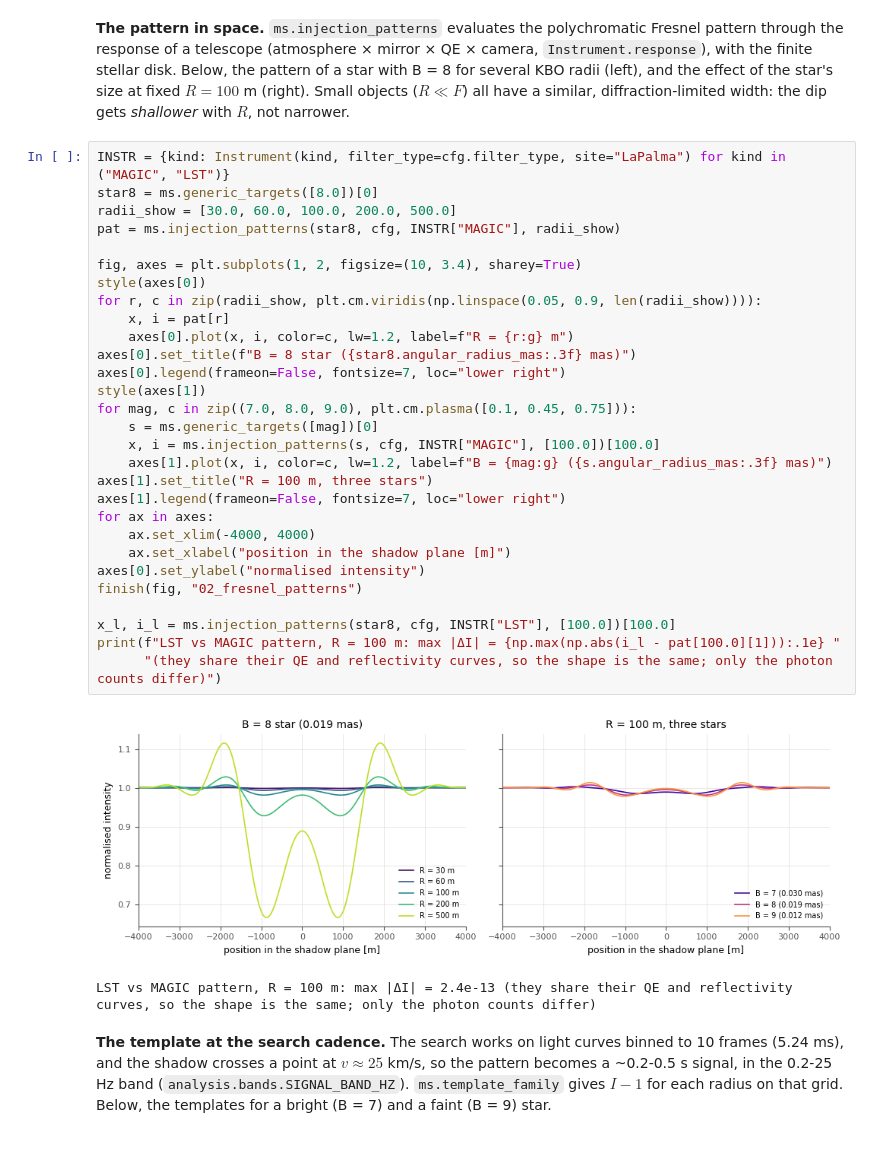
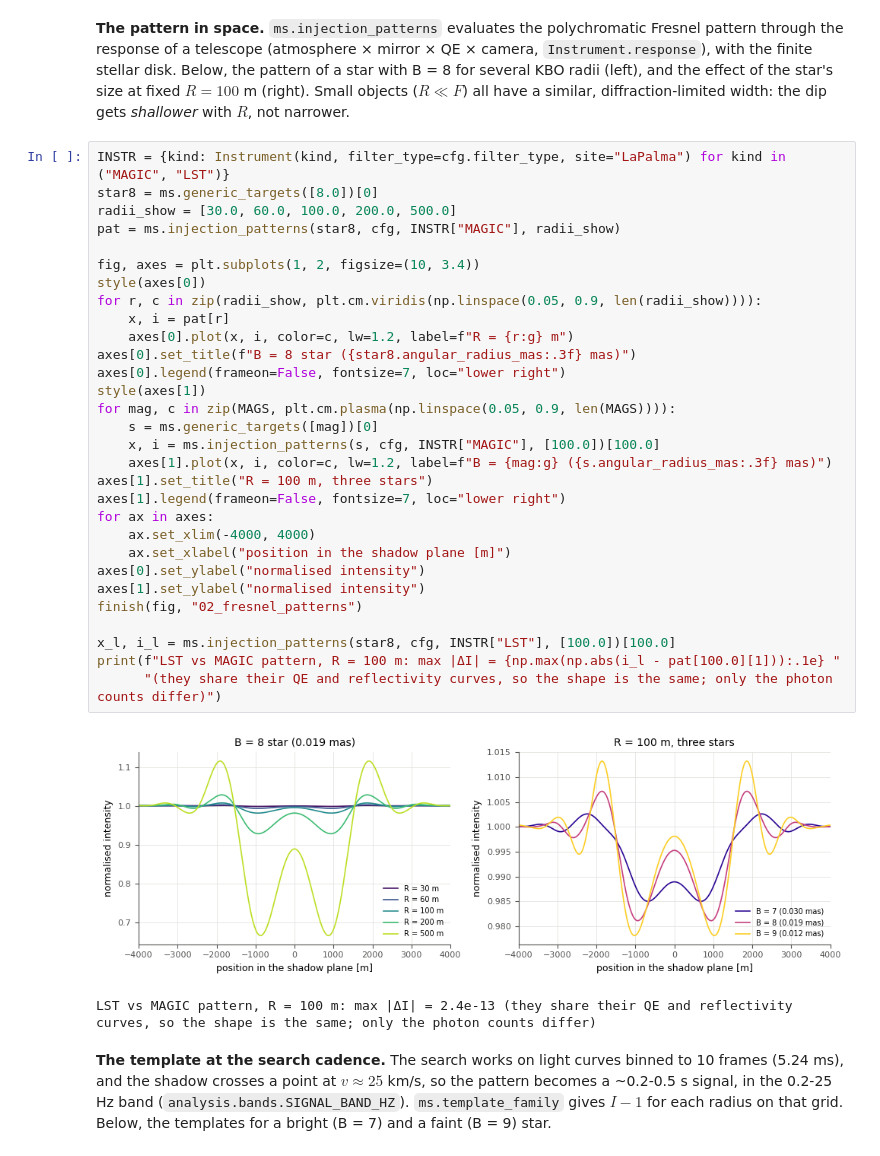
Before and after one commit to eliadse/kbo-occultation, a Jupyter notebook: notebooks/synthetic_upper_limits.ipynb, the cells around one changed output. Drawn from its saved outputs; the diff is of its cells as text.

```diff
--- a/notebooks/synthetic_upper_limits.ipynb
+++ b/notebooks/synthetic_upper_limits.ipynb
@@ -184,34 +179,35 @@ objects ($R \ll F$) all have a similar, diffraction-limited width: the dip gets
 # %%
 INSTR = {kind: Instrument(kind, filter_type=cfg.filter_type, site="LaPalma") for kind in ("MAGIC", "LST")}
 star8 = ms.generic_targets([8.0])[0]
 radii_show = [30.0, 60.0, 100.0, 200.0, 500.0]
 pat = ms.injection_patterns(star8, cfg, INSTR["MAGIC"], radii_show)
 
-fig, axes = plt.subplots(1, 2, figsize=(10, 3.4), sharey=True)
+fig, axes = plt.subplots(1, 2, figsize=(10, 3.4))
 style(axes[0])
 for r, c in zip(radii_show, plt.cm.viridis(np.linspace(0.05, 0.9, len(radii_show)))):
     x, i = pat[r]
     axes[0].plot(x, i, color=c, lw=1.2, label=f"R = {r:g} m")
 axes[0].set_title(f"B = 8 star ({star8.angular_radius_mas:.3f} mas)")
 axes[0].legend(frameon=False, fontsize=7, loc="lower right")
 style(axes[1])
-for mag, c in zip((7.0, 8.0, 9.0), plt.cm.plasma([0.1, 0.45, 0.75])):
+for mag, c in zip(MAGS, plt.cm.plasma(np.linspace(0.05, 0.9, len(MAGS)))):
     s = ms.generic_targets([mag])[0]
     x, i = ms.injection_patterns(s, cfg, INSTR["MAGIC"], [100.0])[100.0]
     axes[1].plot(x, i, color=c, lw=1.2, label=f"B = {mag:g} ({s.angular_radius_mas:.3f} mas)")
 axes[1].set_title("R = 100 m, three stars")
 axes[1].legend(frameon=False, fontsize=7, loc="lower right")
 for ax in axes:
     ax.set_xlim(-4000, 4000)
     ax.set_xlabel("position in the shadow plane [m]")
 axes[0].set_ylabel("normalised intensity")
+axes[1].set_ylabel("normalised intensity")
 finish(fig, "02_fresnel_patterns")
 
 x_l, i_l = ms.injection_patterns(star8, cfg, INSTR["LST"], [100.0])[100.0]
 print(f"LST vs MAGIC pattern, R = 100 m: max |ΔI| = {np.max(np.abs(i_l - pat[100.0][1])):.1e} "
       "(they share their QE and reflectivity curves, so the shape is the same; only the photon counts differ)")
 # %% [output]
-[figure, old version]
+[figure, new version]
 LST vs MAGIC pattern, R = 100 m: max |ΔI| = 2.4e-13 (they share their QE and reflectivity curves, so the shape is the same; only the photon counts differ)
 # %% [markdown]
 **The template at the search cadence.** The search works on light curves binned to 10 frames (5.24 ms), and the shadow
```
Also changed, not shown: parts of 7 cells of this notebook, 14 other files.
